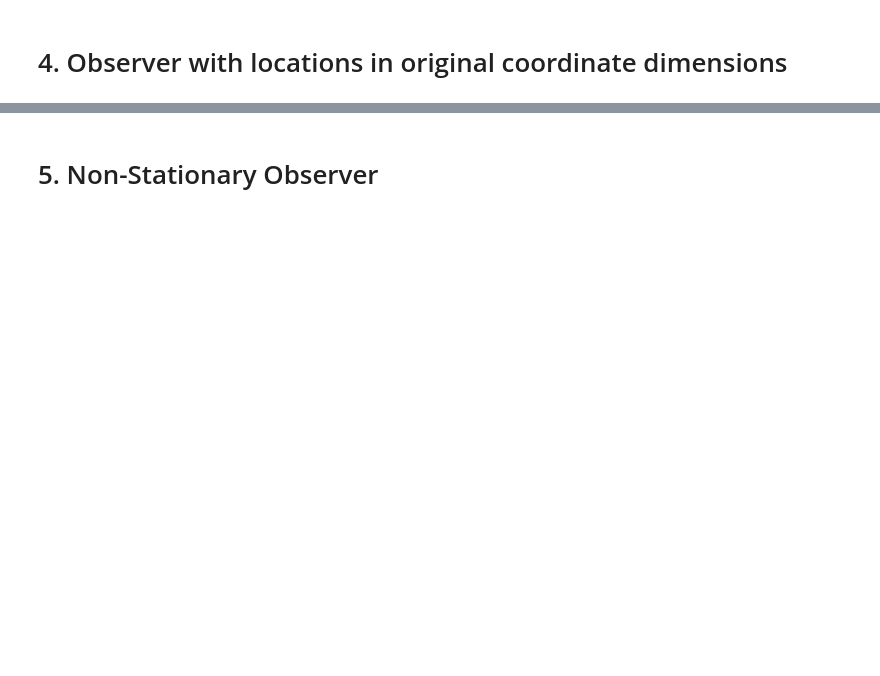
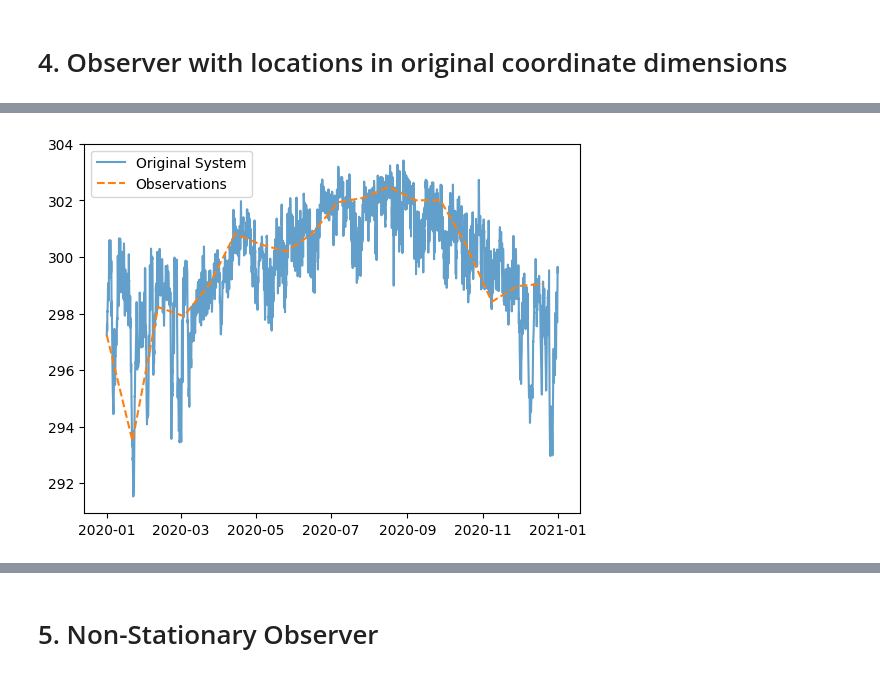
Before and after one commit to StevePny/DataAssimBench-Examples, a Jupyter notebook: examples/observers/1-observers-example-usage.ipynb, the cells around one changed output, grey strips where cells are left out. Drawn from its saved outputs; the diff is of its cells as text; code cells hidden in the pictures; blank space fills up the shorter version.

Commit message:
GCP working in observers example

```diff
--- a/examples/observers/1-observers-example-usage.ipynb
+++ b/examples/observers/1-observers-example-usage.ipynb
@@ -109,6 +157,6 @@ In the previous example, we specified locations to sample in the flattened, 1D s
 # %%
-aws = dab.data.AWS()
-aws.load()
-print('Time dim: ', aws.time_dim)
-print('System dim: ',aws.system_dim)
-print('Original dim: ', aws.original_dim)
+gcp = dab.data.GCP()
+gcp.load()
+print('Time dim: ', gcp.time_dim)
+print('System dim: ',gcp.system_dim)
+print('Original dim: ', gcp.original_dim)
@@ -115,19 +167,19 @@ print('Original dim: ', aws.original_dim)
 # %%
 # Let's sample every 500 timesteps
-time_inds_aws = np.arange(0, aws.time_dim, 500)
+time_inds_gcp = np.arange(0, gcp.time_dim, 500)
 # Let's pick indices at the corners and roughly center of the system
-loc_inds_aws= np.array([[0, 0], [12, 0], [12, 42], [0, 42], [6, 21]])
+loc_inds_gcp= np.array([[0, 0], [12, 0], [12, 42], [0, 42], [6, 21]])
 # %%
 # Set up observer using our specified sampling times/locations
-obs_aws = dab.observer.Observer(
-    aws,
-    time_indices = time_inds_aws, # Time indices to sample
-    location_indices = loc_inds_aws, # Location indices to sample
+obs_gcp = dab.observer.Observer(
+    gcp,
+    time_indices = time_inds_gcp, # Time indices to sample
+    location_indices = loc_inds_gcp, # Location indices to sample
     error_bias = 0.0, # No error this time
     error_sd = 0.0
 )
 
 # Making observations
-obs_vec_aws = obs_aws.observe()
+obs_vec_gcp = obs_gcp.observe()
 # %%
 # Let's examine that object
@@ -140,12 +210,14 @@ print('Errors: ', obs_vec_aws.errors)
 # %%
 # Visualize
 # Recall that there is no error, but our sampling is pretty infrequent compared to the actual system
 # Plot it against the original values
 fig, ax = plt.subplots()
-ax.plot(aws.times, aws.values_gridded[:, 0, 0], alpha=0.7)
-ax.plot(obs_vec_aws.times, obs_vec_aws.values[:, 0], '--', alpha=1.0)
+ax.plot(gcp.times, gcp.values_gridded[:, 0, 0], alpha=0.7)
+ax.plot(obs_vec_gcp.times, obs_vec_gcp.values[:, 0], '--', alpha=1.0)
 ax.legend(labels=['Original System', 'Observations'])
 plt.show()
+# %% [output]
+[figure, added]
 # %%
 # Even though these times are datetimes, we can filter our observations by time
 # by using np.datetime objects.
```
Also changed, not shown: parts of 22 cells of this notebook.
